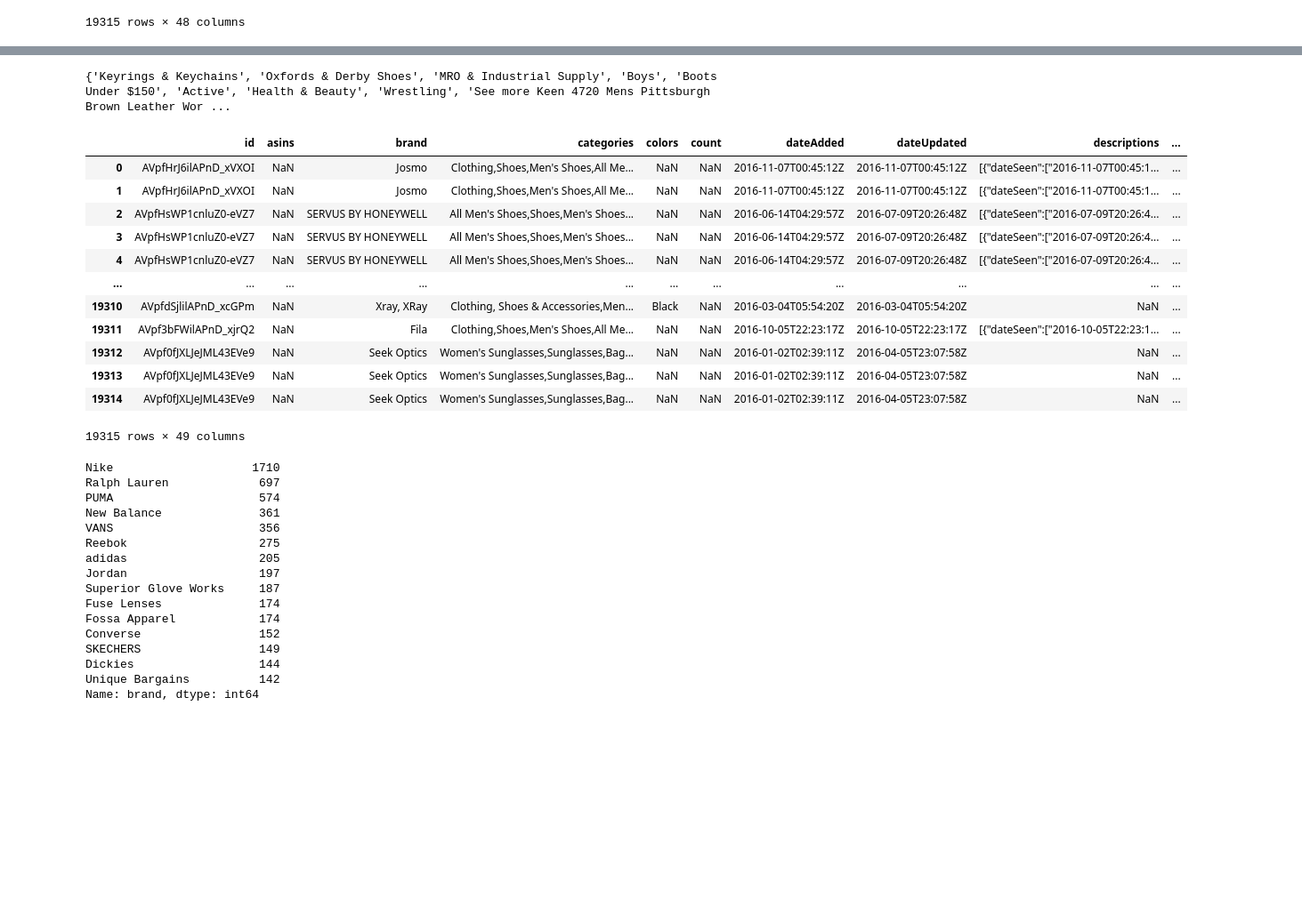
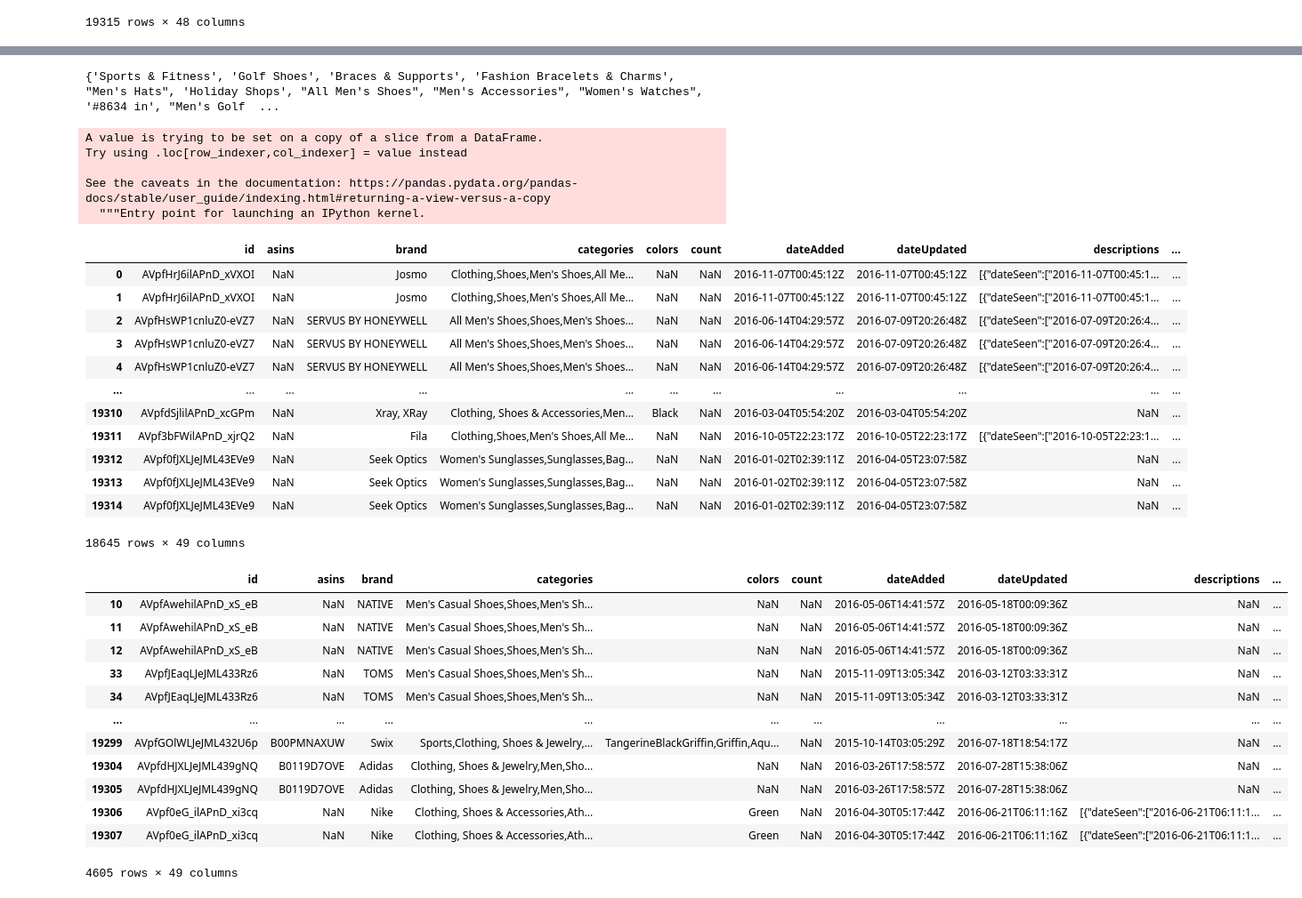
Before and after one commit to danidemi/corso-ifoa-machine-learning, a Jupyter notebook: project-work/Project_Work_teamB/Dati/men_sneakers.ipynb, the cells around one changed output, grey strips where cells are left out. Shown at 89% size. Cells and saved outputs as stored; diff of their text form; code cells hidden in the pictures; blank space fills up the shorter version.

Commit message:
Aggiunta analisi materiale, colore women sneakers e man sneakers filtrato sulle categorie

```diff
--- a/project-work/Project_Work_teamB/Dati/men_sneakers.ipynb
+++ b/project-work/Project_Work_teamB/Dati/men_sneakers.ipynb
@@ -20,0 +23,10 @@ b'Skipping line 16747: expected 48 fields, saw 49\nSkipping line 16748: expected
+# %%
+man_shoes['brand'] = man_shoes['brand'].str.replace('adidas', 'Adidas')
+man_shoes['brand'] = man_shoes['brand'].str.replace ('NIKE', 'Nike')
+man_shoes['brand'] = man_shoes['brand'].str.replace ('PUMA', 'Puma')
+man_shoes['brand'] = man_shoes['brand'].str.replace ('VANS', 'Vans')
+man_shoes['brand'] = man_shoes['brand'].str.replace ('ASICS','Asics')
+man_shoes['brand'] = man_shoes['brand'].str.replace ('Superior Glove Works', 'Unbranded')
+man_shoes['brand'] = man_shoes['brand'].str.replace ('Fossa Apparel','Unbranded')
+man_shoes['brand'] = man_shoes['brand'].str.replace ('Fuse Lenses', 'Unbranded')
+man_shoes
@@ -20,0 +47,3 @@ b'Skipping line 16747: expected 48 fields, saw 49\nSkipping line 16748: expected
+# %%
+man_shoes= man_shoes.loc[man_shoes['brand'] != 'Unbranded']
+man_shoes
@@ -35,11 +98,11 @@ for row in rows:
 
 print(s)
 # %% [output]
-{'Keyrings & Keychains', 'Oxfords & Derby Shoes', 'MRO & Industrial Supply', 'Boys', 'Boots Under $150', 'Active', 'Health & Beauty', 'Wrestling', 'See more Keen 4720 Mens Pittsburgh Brown Leather Wor ...
+{'Sports & Fitness', 'Golf Shoes', 'Braces & Supports', 'Fashion Bracelets & Charms', "Men's Hats", 'Holiday Shops', "All Men's Shoes", "Men's Accessories", "Women's Watches", '#8634 in', "Men's Golf  ...
 # %%
 
 to_save = ["Driving Shoes", 'Running', "Men's Jackets & Outerwear",'Boat Shoes',
-               'Family Recreation', 'Prada Sport','Sports & Fitness',  'Hiking', 'Cycling', 'Other Slip-Ons',
+               'Family Recreation', 'Prada Sport','Sports & Fitness', 'Fitness & Sports', 'Hiking', 'Cycling', 'Other Slip-Ons',
                "Men's Sneakers & Athletic Shoes", 'Fitness & Cross-Training', 'Basketball',  'Athletic Socks',
                'Walking Shoes', 'Racquet Sports', 'Running Shoes', 'Fashion Sneakers',
                'Camping & Hiking', 'sports', 'Slip-ons',  'Skateboarding', 'Sneakers & Athletic Shoes',
@@ -56,6 +119,11 @@ man_shoes["macro_categoria"] = man_shoes["categories"].apply( cat_def_sneakers )
 
 man_shoes
 # %% [output]
+A value is trying to be set on a copy of a slice from a DataFrame.
+Try using .loc[row_indexer,col_indexer] = value instead
+
+See the caveats in the documentation: https://pandas.pydata.org/pandas-docs/stable/user_guide/indexing.html#returning-a-view-versus-a-copy
+  """Entry point for launching an IPython kernel.
 |  | id | asins | brand | categories | colors | count | dateAdded | dateUpdated | descriptions | ... |
 | 0 | AVpfHrJ6ilAPnD_xVXOI | NaN | Josmo | Clothing,Shoes,Men's Shoes,All Me... | NaN | NaN | 2016-11-07T00:45:12Z | 2016-11-07T00:45:12Z | [{"dateSeen":["2016-11-07T00:45:1... | ... |
 | 1 | AVpfHrJ6ilAPnD_xVXOI | NaN | Josmo | Clothing,Shoes,Men's Shoes,All Me... | NaN | NaN | 2016-11-07T00:45:12Z | 2016-11-07T00:45:12Z | [{"dateSeen":["2016-11-07T00:45:1... | ... |
@@ -68,26 +136,24 @@ man_shoes
 | 19312 | AVpf0fJXLJeJML43EVe9 | NaN | Seek Optics | Women's Sunglasses,Sunglasses,Bag... | NaN | NaN | 2016-01-02T02:39:11Z | 2016-04-05T23:07:58Z | NaN | ... |
 | 19313 | AVpf0fJXLJeJML43EVe9 | NaN | Seek Optics | Women's Sunglasses,Sunglasses,Bag... | NaN | NaN | 2016-01-02T02:39:11Z | 2016-04-05T23:07:58Z | NaN | ... |
 | 19314 | AVpf0fJXLJeJML43EVe9 | NaN | Seek Optics | Women's Sunglasses,Sunglasses,Bag... | NaN | NaN | 2016-01-02T02:39:11Z | 2016-04-05T23:07:58Z | NaN | ... |
-19315 rows × 49 columns
+18645 rows × 49 columns
-# %%
-man_shoes['brand'].value_counts().head(n=15)
-# %% [output]
-Nike                    1710
-Ralph Lauren             697
-PUMA                     574
-New Balance              361
-VANS                     356
-Reebok                   275
-adidas                   205
-Jordan                   197
-Superior Glove Works     187
-Fuse Lenses              174
-Fossa Apparel            174
-Converse                 152
-SKECHERS                 149
-Dickies                  144
-Unique Bargains          142
-Name: brand, dtype: int64
+# %%
+man_shoes = man_shoes[man_shoes["macro_categoria"].isnull()==False]
+man_shoes
+# %% [output]
+|  | id | asins | brand | categories | colors | count | dateAdded | dateUpdated | descriptions | ... |
+| 10 | AVpfAwehilAPnD_xS_eB | NaN | NATIVE | Men's Casual Shoes,Shoes,Men's Sh... | NaN | NaN | 2016-05-06T14:41:57Z | 2016-05-18T00:09:36Z | NaN | ... |
+| 11 | AVpfAwehilAPnD_xS_eB | NaN | NATIVE | Men's Casual Shoes,Shoes,Men's Sh... | NaN | NaN | 2016-05-06T14:41:57Z | 2016-05-18T00:09:36Z | NaN | ... |
+| 12 | AVpfAwehilAPnD_xS_eB | NaN | NATIVE | Men's Casual Shoes,Shoes,Men's Sh... | NaN | NaN | 2016-05-06T14:41:57Z | 2016-05-18T00:09:36Z | NaN | ... |
+| 33 | AVpfJEaqLJeJML433Rz6 | NaN | TOMS | Men's Casual Shoes,Shoes,Men's Sh... | NaN | NaN | 2015-11-09T13:05:34Z | 2016-03-12T03:33:31Z | NaN | ... |
+| 34 | AVpfJEaqLJeJML433Rz6 | NaN | TOMS | Men's Casual Shoes,Shoes,Men's Sh... | NaN | NaN | 2015-11-09T13:05:34Z | 2016-03-12T03:33:31Z | NaN | ... |
+| ... | ... | ... | ... | ... | ... | ... | ... | ... | ... | ... |
+| 19299 | AVpfGOlWLJeJML432U6p | B00PMNAXUW | Swix | Sports,Clothing, Shoes & Jewelry,... | TangerineBlackGriffin,Griffin,Aqu... | NaN | 2015-10-14T03:05:29Z | 2016-07-18T18:54:17Z | NaN | ... |
+| 19304 | AVpfdHJXLJeJML439gNQ | B0119D7OVE | Adidas | Clothing, Shoes & Jewelry,Men,Sho... | NaN | NaN | 2016-03-26T17:58:57Z | 2016-07-28T15:38:06Z | NaN | ... |
+| 19305 | AVpfdHJXLJeJML439gNQ | B0119D7OVE | Adidas | Clothing, Shoes & Jewelry,Men,Sho... | NaN | NaN | 2016-03-26T17:58:57Z | 2016-07-28T15:38:06Z | NaN | ... |
+| 19306 | AVpf0eG_ilAPnD_xi3cq | NaN | Nike | Clothing, Shoes & Accessories,Ath... | Green | NaN | 2016-04-30T05:17:44Z | 2016-06-21T06:11:16Z | [{"dateSeen":["2016-06-21T06:11:1... | ... |
+| 19307 | AVpf0eG_ilAPnD_xi3cq | NaN | Nike | Clothing, Shoes & Accessories,Ath... | Green | NaN | 2016-04-30T05:17:44Z | 2016-06-21T06:11:16Z | [{"dateSeen":["2016-06-21T06:11:1... | ... |
+4605 rows × 49 columns
 # %%
 man_shoes["macro_categoria"].value_counts()
 # %% [output]
```
Also changed, not shown: parts of 6 cells of this notebook, 2 other files.
